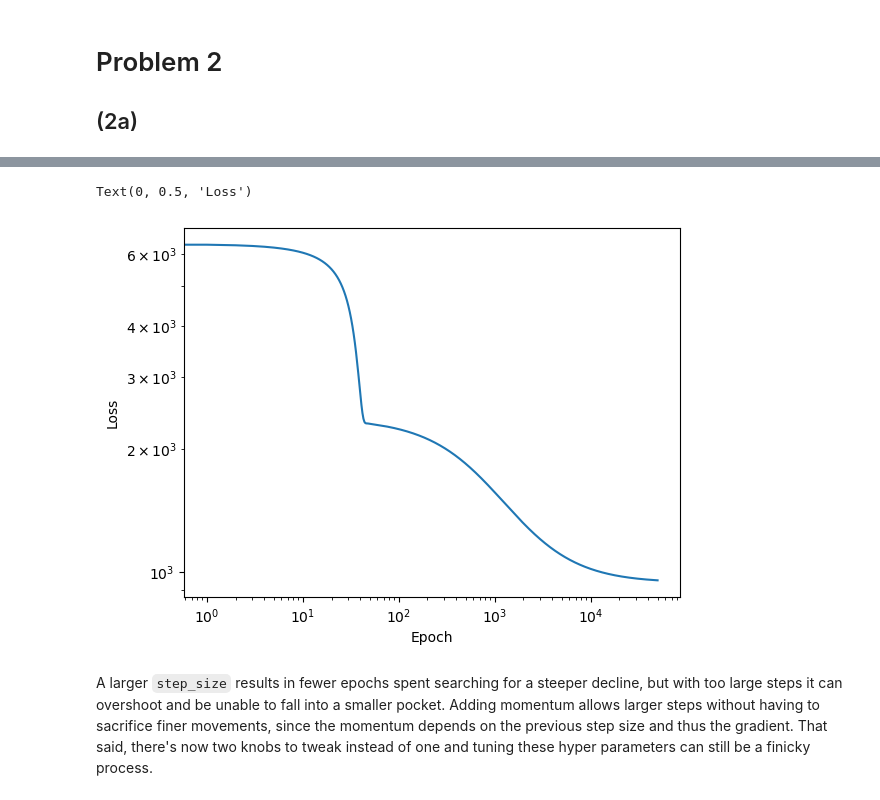
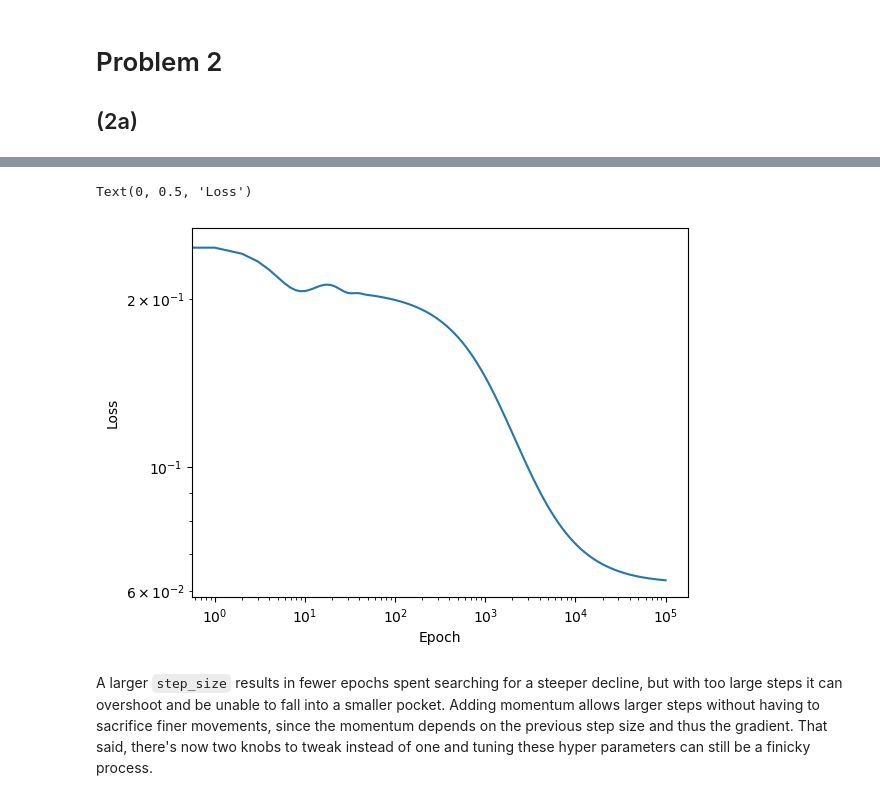
Before and after one commit to rafoss/ml-assignments, a Jupyter notebook: assignment1/main.ipynb, the cells around one changed output, grey strips where cells are left out. Cells and saved outputs as stored; diff of their text form; code cells hidden in the pictures.

```diff
--- a/assignment1/main.ipynb
+++ b/assignment1/main.ipynb
@@ -89,15 +93,15 @@ It looks like most classical and pop songs can be easily distinguished based on
 
 ## (2a)
 # %%
-num_epochs = 50001
-step_size = 1e-2
-beta = .5
+num_epochs = 100001
+step_size = 1e-3 # step size in the direction opposite to the gradient
+momentum = .9 # keep 90% of the momentum from the previous step, hoping for a faster descent
 
 num_features = training_features.shape[1]
 num_training_samples = len(training_labels)
 
-weights = np.random.normal(size=(num_features, 1))
-biases = np.random.normal(size=(1, 1))
+weights = np.zeros((num_features, 1))
+biases = np.zeros((1, 1))
 
 def sigmoid(x):
     return 1 / (1 + np.exp(-x))
@@ -110,26 +114,38 @@ for epoch in range(num_epochs):
     # Ideally, we'd use cross-entropy loss, but I was curious about how MSE would perform
     predictions = sigmoid(training_features @ weights + biases)
     error = predictions - training_labels
-    loss = np.sum(error ** 2)
+    loss = np.mean(error ** 2)
     losses.append(loss)
 
-    # TODO: stochastic
+    # TODO: stochastic mini-batching
 
+    # Compute the gradient of the mean squared loss function. By the chain rule, we also need
+    # to differentiate the sigmoid function, before finally differentiating with respect to the
+    # feature variables or the constant bias. The mean is computed rather than using the sum
+    # directly, since hyperparameters shouldn't depend on the number of samples.
     grad = 2 * error * predictions * (1 - predictions)
     grad_weights = 1 / num_training_samples * (training_features.T @ grad)
     grad_biases = 1 / num_training_samples * np.sum(grad)
 
-    if epoch % 1000 == 0:
-        print(f"Epoch {epoch}: loss={loss} momentum={(biases - prev_biases)[0, 0]}")
+    if epoch % 5000 == 0:
+        print(f"Epoch {epoch}: loss={loss}")
 
-    momentum_weights = beta * (weights - prev_weights)
-    momentum_biases = beta * (biases - prev_biases)
+    # In addition to taking a step in the direction opposite to the gradient, an extra small
+    # step is taken based on the previous step, to introduce a little bit of momentum to the
+    # gradient descent process, in hopes that it can move more quickly past less interesting
+    # portions of the multi-dimensional surface
+    momentum_weights = momentum * (weights - prev_weights)
+    momentum_biases = momentum * (biases - prev_biases)
     prev_weights = np.copy(weights)
     prev_biases = np.copy(biases)
 
+    # Take a small step away from where the gradient is pointing, towards a local minimum,
+    # as well as continuing to move a little in the same direction as previously
     weights += -step_size * grad_weights + momentum_weights
     biases += -step_size * grad_biases + momentum_biases
 
+# plot the loss per epoch on a log-log scale with our fingers crossed,
+# this should almost always trend downwards, and hopefully begin to converge
 plt.plot(range(num_epochs), losses)
 plt.xscale('log')
 plt.yscale('log')
@@ -156,5 +172,5 @@ Epoch 50000: loss=952.6955881128464 momentum=1.7786634078476027e-05
 Text(0, 0.5, 'Loss')
-[figure, old version]
+[figure, new version]
 # %% [markdown]
 A larger `step_size` results in fewer epochs spent searching for a steeper decline, but with too large steps it can overshoot and be unable to fall into a smaller pocket. Adding momentum allows larger steps without having to sacrifice finer movements, since the momentum depends on the previous step size and thus the gradient. That said, there's now two knobs to tweak instead of one and tuning these hyper parameters can still be a finicky process.
 # %% [markdown]
```
Also changed, not shown: parts of 8 cells of this notebook.
